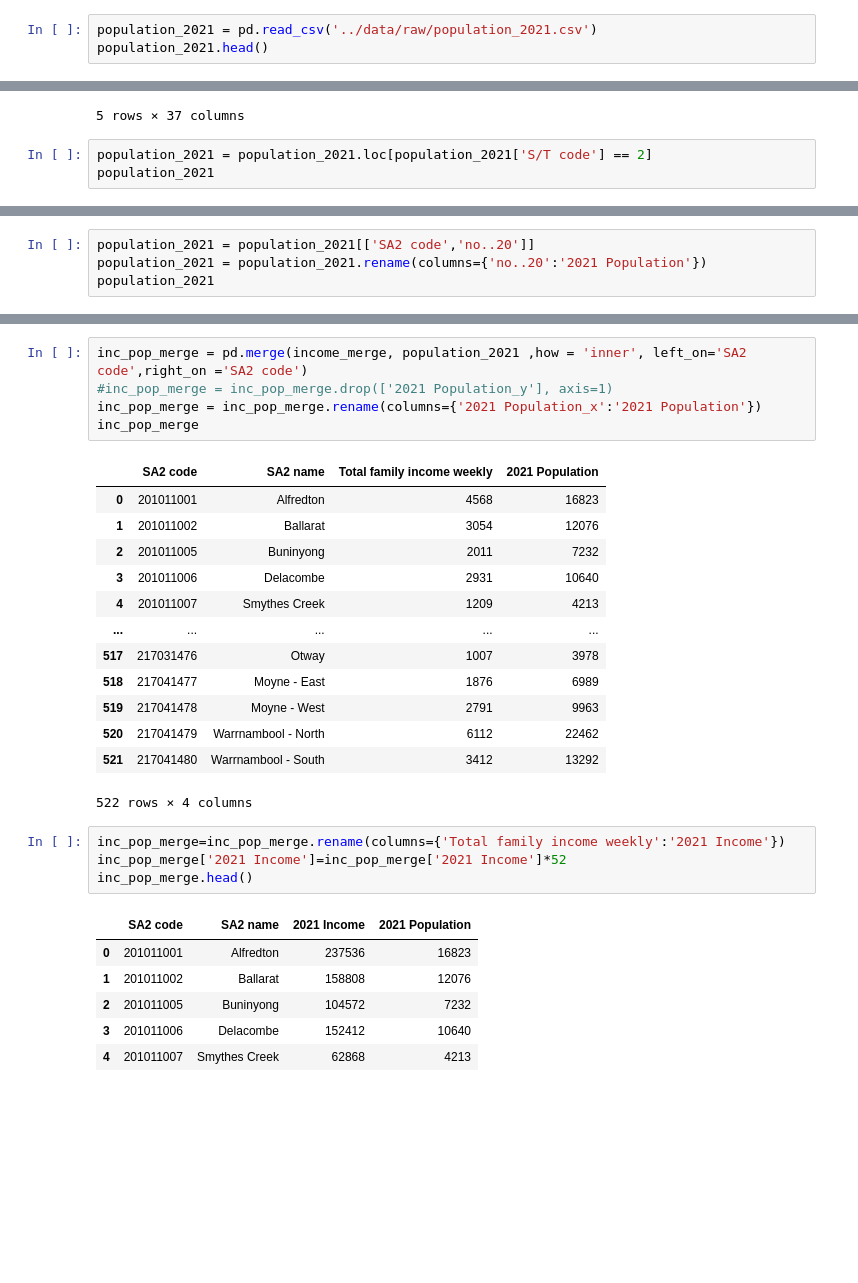
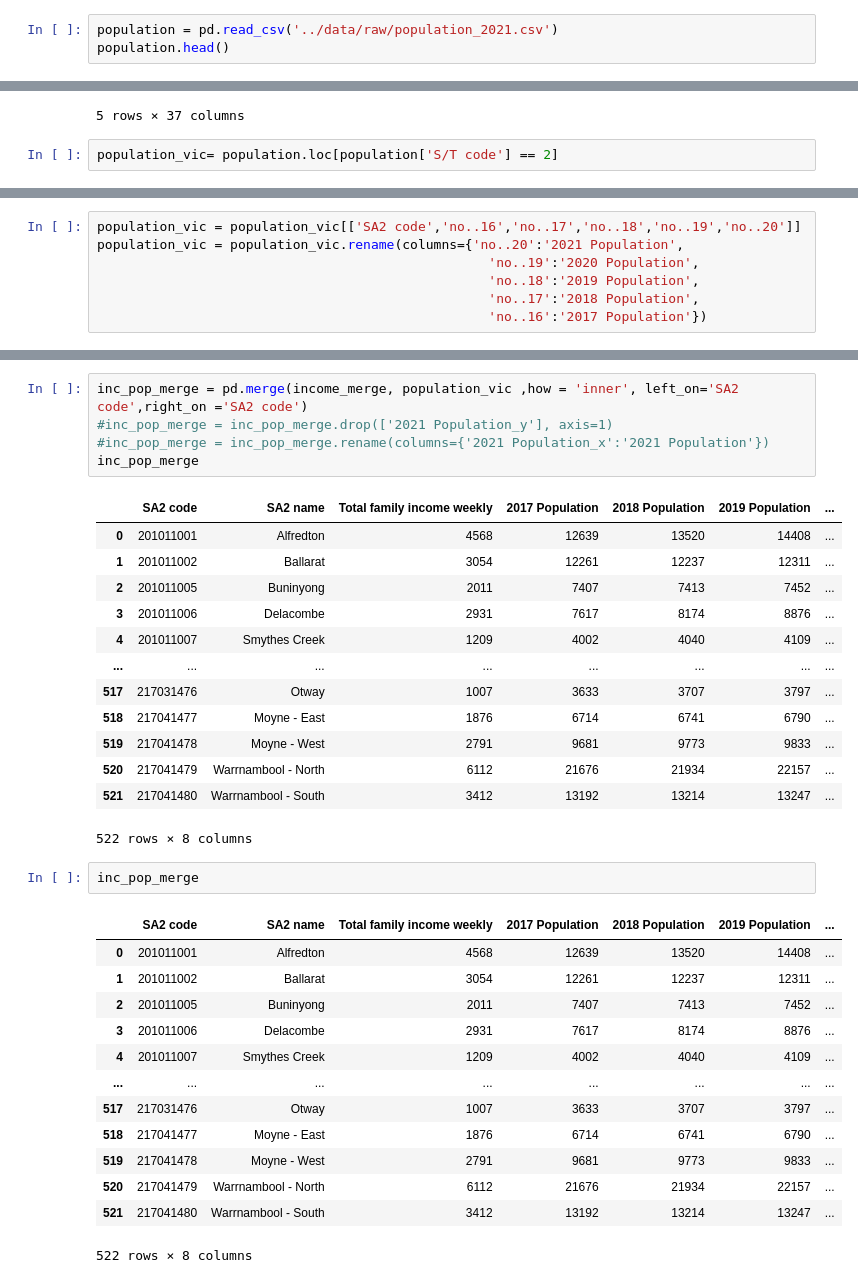
Before and after one commit to MAST30034-Applied-Data-Science/generic-real-estate-consulting-project-group-60, a Jupyter notebook: notebooks/Data_merge.ipynb, the cells around one changed output, grey strips where cells are left out. Drawn from its saved outputs; the diff is of its cells as text; blank space fills up the shorter version.

Commit message:
new data merge

```diff
--- a/notebooks/Data_merge.ipynb
+++ b/notebooks/Data_merge.ipynb
@@ -109,8 +94,8 @@ income_merge
 | 521 | 217041480 | Warrnambool - South | 3412 |
 522 rows × 3 columns
 # %%
-population_2021 = pd.read_csv('../data/raw/population_2021.csv')
-population_2021.head()
+population = pd.read_csv('../data/raw/population_2021.csv')
+population.head()
 # %% [output]
 |  | S/T code | S/T name | GCCSA code | GCCSA name | SA4 code | SA4 name | SA3 code | SA3 name | SA2 code | ... |
 | 0 | 1 | New South Wales | 1RNSW | Rest of NSW | 101 | Capital Region | 10102 | Queanbeyan | 101021007 | ... |
@@ -120,5 +105,4 @@ population_2021.head()
 | 4 | 1 | New South Wales | 1RNSW | Rest of NSW | 101 | Capital Region | 10102 | Queanbeyan | 101021012 | ... |
 5 rows × 37 columns
 # %%
-population_2021 = population_2021.loc[population_2021['S/T code'] == 2]
-population_2021
+population_vic= population.loc[population['S/T code'] == 2]
@@ -141,4 +109,7 @@ population
 # %%
-population_2021 = population_2021[['SA2 code','no..20']]
-population_2021 = population_2021.rename(columns={'no..20':'2021 Population'})
-population_2021
+population_vic = population_vic[['SA2 code','no..16','no..17','no..18','no..19','no..20']]
+population_vic = population_vic.rename(columns={'no..20':'2021 Population',
+                                                  'no..19':'2020 Population',
+                                                  'no..18':'2019 Population',
+                                                  'no..17':'2018 Population',
+                                                  'no..16':'2017 Population'})
@@ -159,30 +116,35 @@ population_2021
 # %%
-inc_pop_merge = pd.merge(income_merge, population_2021 ,how = 'inner', left_on='SA2 code',right_on ='SA2 code')
+inc_pop_merge = pd.merge(income_merge, population_vic ,how = 'inner', left_on='SA2 code',right_on ='SA2 code')
 #inc_pop_merge = inc_pop_merge.drop(['2021 Population_y'], axis=1)
-inc_pop_merge = inc_pop_merge.rename(columns={'2021 Population_x':'2021 Population'})
+#inc_pop_merge = inc_pop_merge.rename(columns={'2021 Population_x':'2021 Population'})
 inc_pop_merge
 # %% [output]
-|  | SA2 code | SA2 name | Total family income weekly | 2021 Population |
-| 0 | 201011001 | Alfredton | 4568 | 16823 |
-| 1 | 201011002 | Ballarat | 3054 | 12076 |
-| 2 | 201011005 | Buninyong | 2011 | 7232 |
-| 3 | 201011006 | Delacombe | 2931 | 10640 |
-| 4 | 201011007 | Smythes Creek | 1209 | 4213 |
-| ... | ... | ... | ... | ... |
-| 517 | 217031476 | Otway | 1007 | 3978 |
-| 518 | 217041477 | Moyne - East | 1876 | 6989 |
-| 519 | 217041478 | Moyne - West | 2791 | 9963 |
-| 520 | 217041479 | Warrnambool - North | 6112 | 22462 |
-| 521 | 217041480 | Warrnambool - South | 3412 | 13292 |
+|  | SA2 code | SA2 name | Total family income weekly | 2017 Population | 2018 Population | 2019 Population | ... |
+| 0 | 201011001 | Alfredton | 4568 | 12639 | 13520 | 14408 | ... |
+| 1 | 201011002 | Ballarat | 3054 | 12261 | 12237 | 12311 | ... |
+| 2 | 201011005 | Buninyong | 2011 | 7407 | 7413 | 7452 | ... |
+| 3 | 201011006 | Delacombe | 2931 | 7617 | 8174 | 8876 | ... |
+| 4 | 201011007 | Smythes Creek | 1209 | 4002 | 4040 | 4109 | ... |
+| ... | ... | ... | ... | ... | ... | ... | ... |
+| 517 | 217031476 | Otway | 1007 | 3633 | 3707 | 3797 | ... |
+| 518 | 217041477 | Moyne - East | 1876 | 6714 | 6741 | 6790 | ... |
+| 519 | 217041478 | Moyne - West | 2791 | 9681 | 9773 | 9833 | ... |
+| 520 | 217041479 | Warrnambool - North | 6112 | 21676 | 21934 | 22157 | ... |
+| 521 | 217041480 | Warrnambool - South | 3412 | 13192 | 13214 | 13247 | ... |
-522 rows × 4 columns
+522 rows × 8 columns
 # %%
-inc_pop_merge=inc_pop_merge.rename(columns={'Total family income weekly':'2021 Income'})
-inc_pop_merge['2021 Income']=inc_pop_merge['2021 Income']*52
-inc_pop_merge.head()
+inc_pop_merge
 # %% [output]
-|  | SA2 code | SA2 name | 2021 Income | 2021 Population |
-| 0 | 201011001 | Alfredton | 237536 | 16823 |
-| 1 | 201011002 | Ballarat | 158808 | 12076 |
-| 2 | 201011005 | Buninyong | 104572 | 7232 |
-| 3 | 201011006 | Delacombe | 152412 | 10640 |
-| 4 | 201011007 | Smythes Creek | 62868 | 4213 |
+|  | SA2 code | SA2 name | Total family income weekly | 2017 Population | 2018 Population | 2019 Population | ... |
+| 0 | 201011001 | Alfredton | 4568 | 12639 | 13520 | 14408 | ... |
+| 1 | 201011002 | Ballarat | 3054 | 12261 | 12237 | 12311 | ... |
+| 2 | 201011005 | Buninyong | 2011 | 7407 | 7413 | 7452 | ... |
+| 3 | 201011006 | Delacombe | 2931 | 7617 | 8174 | 8876 | ... |
+| 4 | 201011007 | Smythes Creek | 1209 | 4002 | 4040 | 4109 | ... |
+| ... | ... | ... | ... | ... | ... | ... | ... |
+| 517 | 217031476 | Otway | 1007 | 3633 | 3707 | 3797 | ... |
+| 518 | 217041477 | Moyne - East | 1876 | 6714 | 6741 | 6790 | ... |
+| 519 | 217041478 | Moyne - West | 2791 | 9681 | 9773 | 9833 | ... |
+| 520 | 217041479 | Warrnambool - North | 6112 | 21676 | 21934 | 22157 | ... |
+| 521 | 217041480 | Warrnambool - South | 3412 | 13192 | 13214 | 13247 | ... |
+522 rows × 8 columns
```
Also changed, not shown: parts of 4 cells of this notebook.
